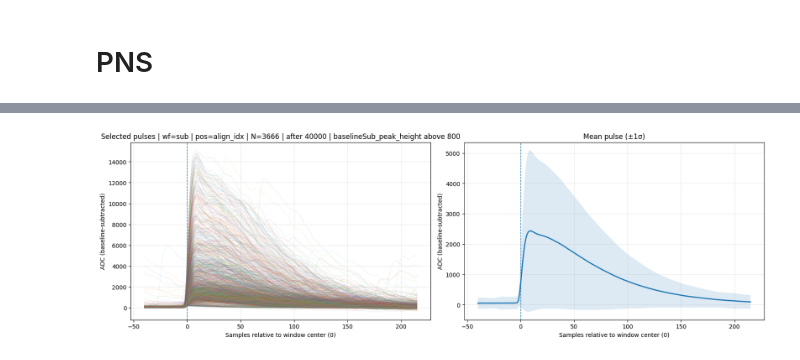
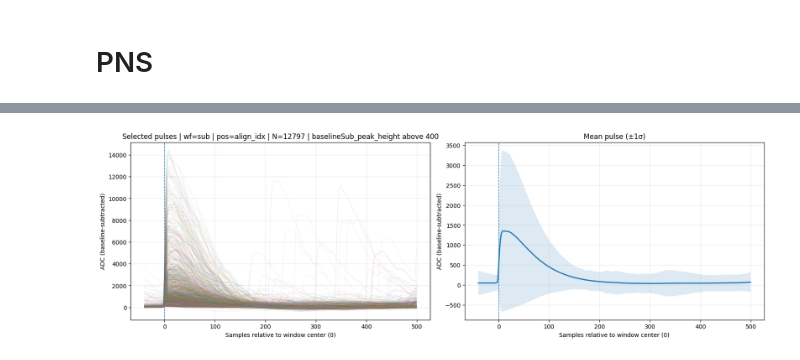
Before and after one commit to eberthol/PSD_GMVAE_Coldbox, a Jupyter notebook: data_eng/Peak_Selection.ipynb, the cells around one changed output, grey strips where cells are left out. Cells and saved outputs as stored; diff of their text form; code cells hidden in the pictures.

```diff
--- a/data_eng/Peak_Selection.ipynb
+++ b/data_eng/Peak_Selection.ipynb
@@ -83,11 +101,23 @@ psel.plot_peak_position_histogram(
+# %%
+_, _, _, _ = psel.plot_pulses(
+    pulse_ds,
+    waveform="sub",
+    use_pos="align",
+    pos_side="none",  pos_cut=None,
+    amp_side="above", amp_cut=400,
+    ADCsat=None,
+    show_plot=True
+)
+# %% [output]
+[figure, added]
 # %%
-wins, meta = psel.plot_pulses(
-    pulse_ds,
-    waveform="sub",
-    use_pos="align",
-    pos_side="after", pos_cut=40000,
-    amp_side="above", amp_cut=800,
-    ADCsat=None,
-)
+# _, _, _, _ = psel.plot_pulses(
+#     pulse_ds,
+#     waveform="sub",
+#     use_pos="align",
+
+#     pos_side="before", pos_cut=6000,
+#     amp_side="above", amp_cut=400,
+
+#     ADCsat=None
+# )
-# %% [output]
-[figure, removed]
```
Also changed, not shown: parts of 16 cells of this notebook, 2 other files.
